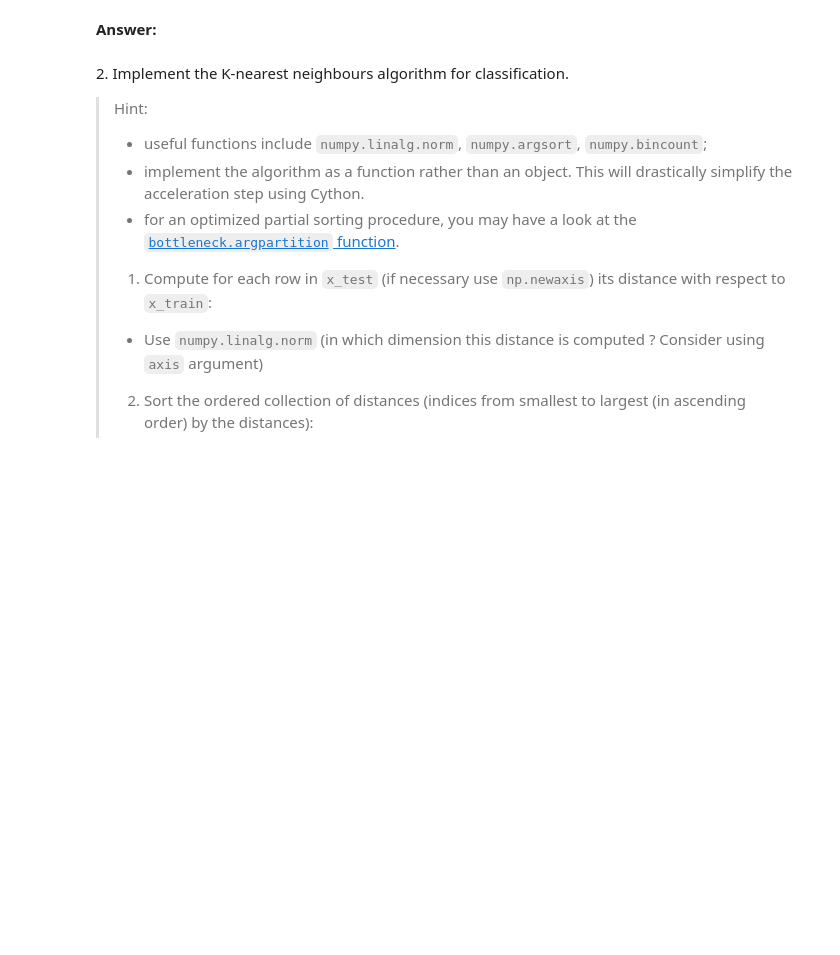
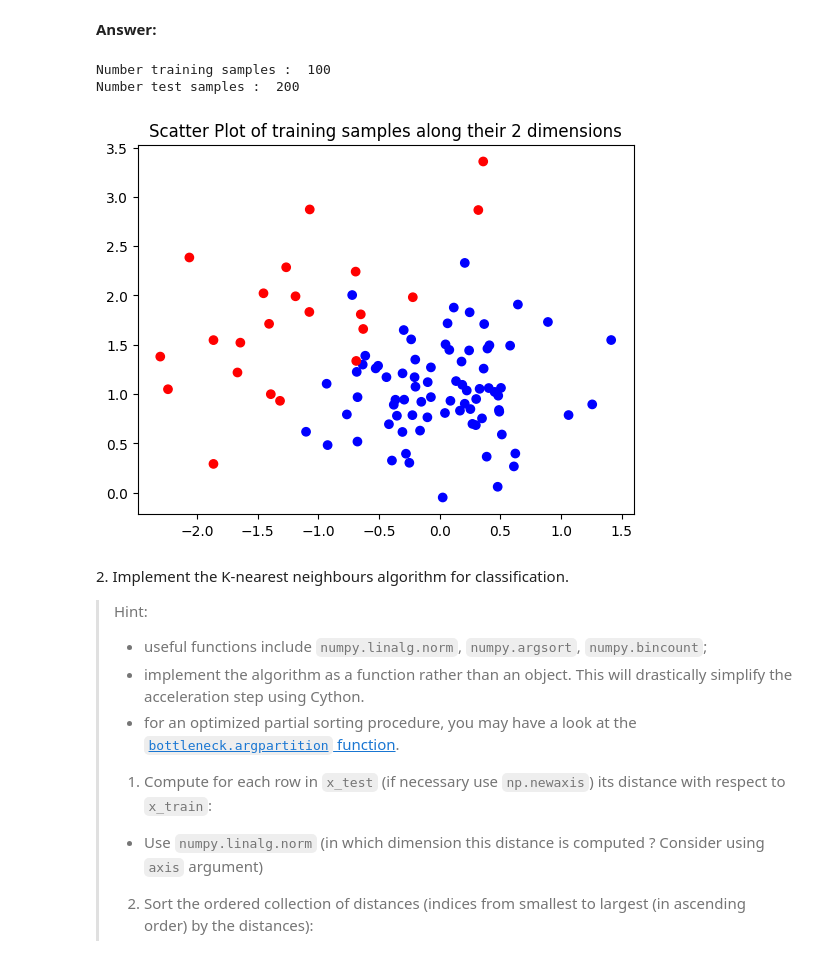
Before and after one commit to Cbonvieuxziz/python_sdia, a Jupyter notebook: Labs/Lab4/lab4.ipynb, the cells around one changed output. Saved outputs shown, nothing was run; the diff lists cells and outputs as text; code cells hidden in the pictures; blank space fills up the shorter version.

```diff
--- a/Labs/Lab4/lab4.ipynb
+++ b/Labs/Lab4/lab4.ipynb
@@ -64,3 +65,28 @@ N_test = test.shape[0]
+# %%
+# load the training set
+train = np.loadtxt('data/synth_train.txt')  #...,delimiter=',') if there are ',' as delimiters
+class_train = train[:,0]
+x_train = train[:,1:]
+N_train = train.shape[0]
+print("Number training samples : ", N_train)
+
+# load the test set
+test = np.loadtxt('data/synth_test.txt')
+class_test_1 = test[test[:,0]==1]
+class_test_2 = test[test[:,0]==2]
+x_test = test[:,1:]
+N_test = test.shape[0]
+print("Number test samples : ", N_test)
+
+condition = class_train == 1
+colors = np.where(condition, 'r', 'b')
+plt.scatter(x_train[:,0], x_train[:,1], c=colors)
+plt.title('Scatter Plot of training samples along their 2 dimensions')
+plt.show()
+# %% [output]
+Number training samples :  100
+Number test samples :  200
+[figure, added]
 # %% [markdown]
 2\. Implement the K-nearest neighbours algorithm for classification.
 
```
Also changed, not shown: parts of 3 cells of this notebook.
